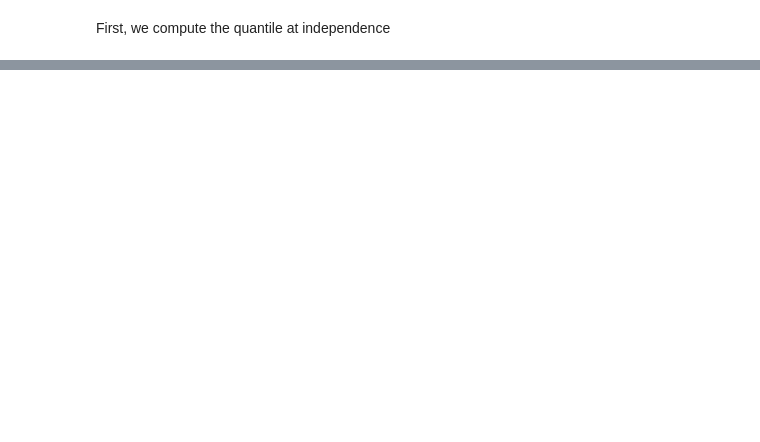
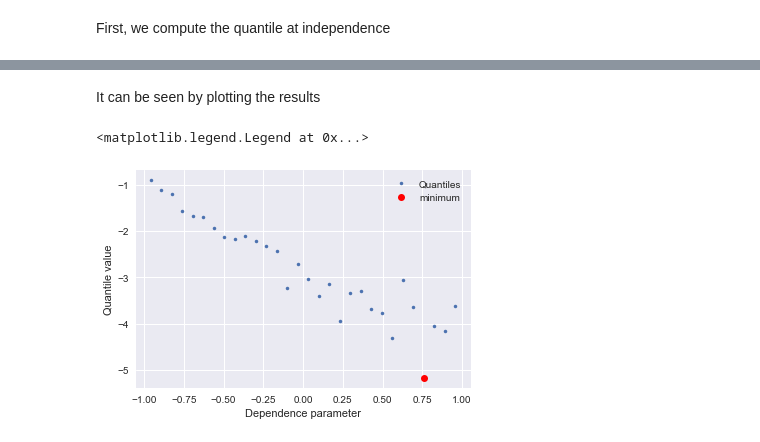
Before and after one commit to NazBen/dep-impact, a Jupyter notebook: examples/grid-search.ipynb, the cells around one changed output, grey strips where cells are left out. Saved outputs shown, nothing was run; the diff lists cells and outputs as text; code cells hidden in the pictures; blank space fills up the shorter version.

```diff
--- a/examples/grid-search.ipynb
+++ b/examples/grid-search.ipynb
@@ -92,0 +133,11 @@ grid_result = quant_estimate.gridsearch_minimize(n_dep_param=K, n_input_sample=n
+# %% [markdown]
+It can be seen by plotting the results
+# %%
+plt.plot(grid_result.dep_params, grid_result.quantities, '.', label='Quantiles')
+plt.plot(min_result.dep_param[0], min_result.quantity_, 'ro', label='minimum')
+plt.xlabel('Dependence parameter')
+plt.ylabel('Quantile value')
+plt.legend(loc=0)
+# %% [output]
+<matplotlib.legend.Legend at 0x...>
+[figure, added]
```
Also changed, not shown: parts of 33 cells of this notebook, 2 other files.
